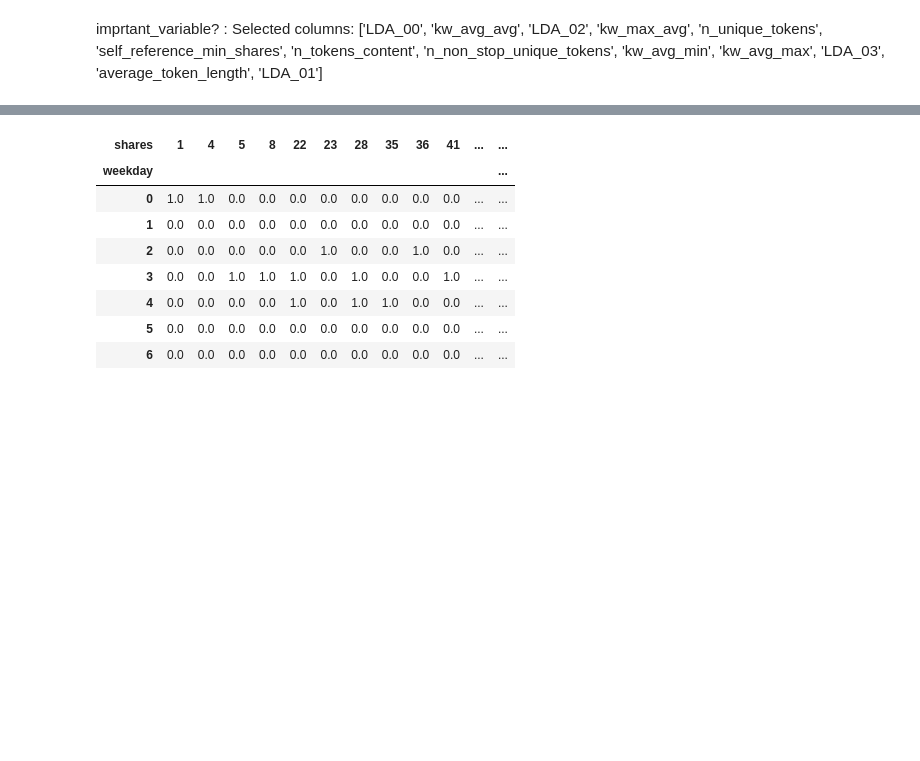
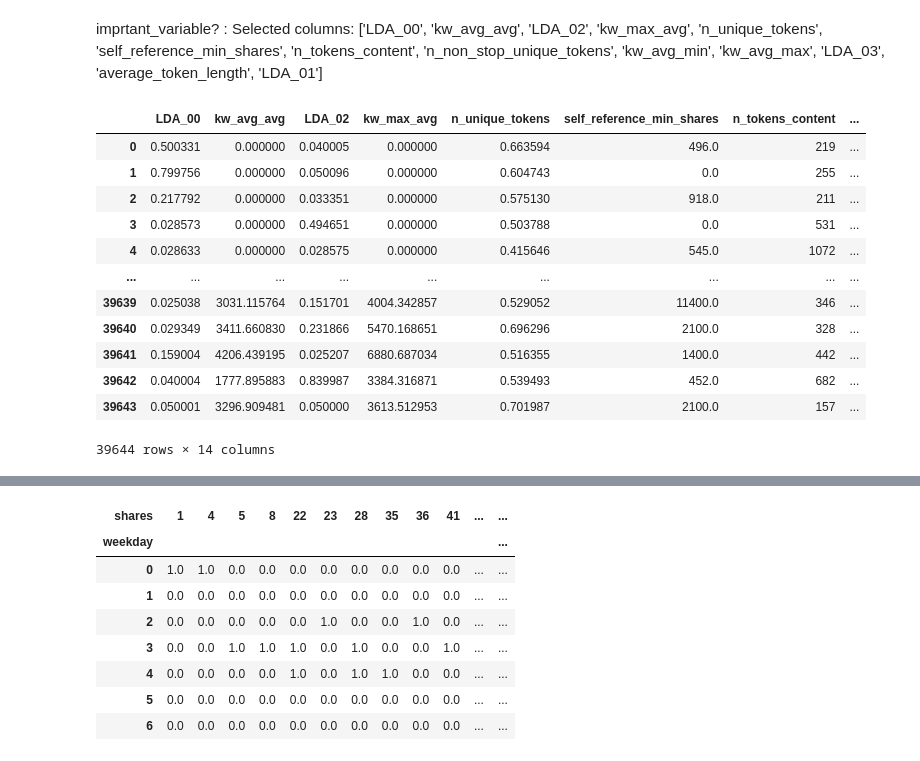
Before and after one commit to K-W-hibiki/PwC_AH, a Jupyter notebook: analytics.ipynb, the cells around one changed output, grey strips where cells are left out. Cells and saved outputs as stored; diff of their text form; code cells hidden in the pictures; blank space fills up the shorter version.

```diff
--- a/analytics.ipynb
+++ b/analytics.ipynb
@@ -234,3 +274,24 @@ Selected columns: ['LDA_00', 'kw_avg_avg', 'LDA_02', 'kw_max_avg', 'n_unique_tok
  Selected columns: ['LDA_00', 'kw_avg_avg', 'LDA_02', 'kw_max_avg', 'n_unique_tokens',
                     'self_reference_min_shares', 'n_tokens_content', 'n_non_stop_unique_tokens',
                     'kw_avg_min', 'kw_avg_max', 'LDA_03', 'average_token_length', 'LDA_01']
+# %%
+# imp_data = important_data
+
+imp_data = t1d[['LDA_00', 'kw_avg_avg', 'LDA_02', 'kw_max_avg', 'n_unique_tokens',
+                    'self_reference_min_shares', 'n_tokens_content', 'n_non_stop_unique_tokens',
+                    'kw_avg_min', 'kw_avg_max', 'LDA_03', 'average_token_length', 'LDA_01', 'target']]
+imp_data
+# %% [output]
+|  | LDA_00 | kw_avg_avg | LDA_02 | kw_max_avg | n_unique_tokens | self_reference_min_shares | n_tokens_content | ... |
+| 0 | 0.500331 | 0.000000 | 0.040005 | 0.000000 | 0.663594 | 496.0 | 219 | ... |
+| 1 | 0.799756 | 0.000000 | 0.050096 | 0.000000 | 0.604743 | 0.0 | 255 | ... |
+| 2 | 0.217792 | 0.000000 | 0.033351 | 0.000000 | 0.575130 | 918.0 | 211 | ... |
+| 3 | 0.028573 | 0.000000 | 0.494651 | 0.000000 | 0.503788 | 0.0 | 531 | ... |
+| 4 | 0.028633 | 0.000000 | 0.028575 | 0.000000 | 0.415646 | 545.0 | 1072 | ... |
+| ... | ... | ... | ... | ... | ... | ... | ... | ... |
+| 39639 | 0.025038 | 3031.115764 | 0.151701 | 4004.342857 | 0.529052 | 11400.0 | 346 | ... |
+| 39640 | 0.029349 | 3411.660830 | 0.231866 | 5470.168651 | 0.696296 | 2100.0 | 328 | ... |
+| 39641 | 0.159004 | 4206.439195 | 0.025207 | 6880.687034 | 0.516355 | 1400.0 | 442 | ... |
+| 39642 | 0.040004 | 1777.895883 | 0.839987 | 3384.316871 | 0.539493 | 452.0 | 682 | ... |
+| 39643 | 0.050001 | 3296.909481 | 0.050000 | 3613.512953 | 0.701987 | 2100.0 | 157 | ... |
+39644 rows × 14 columns
```
Also changed, not shown: parts of 15 cells of this notebook, 1 other file.
